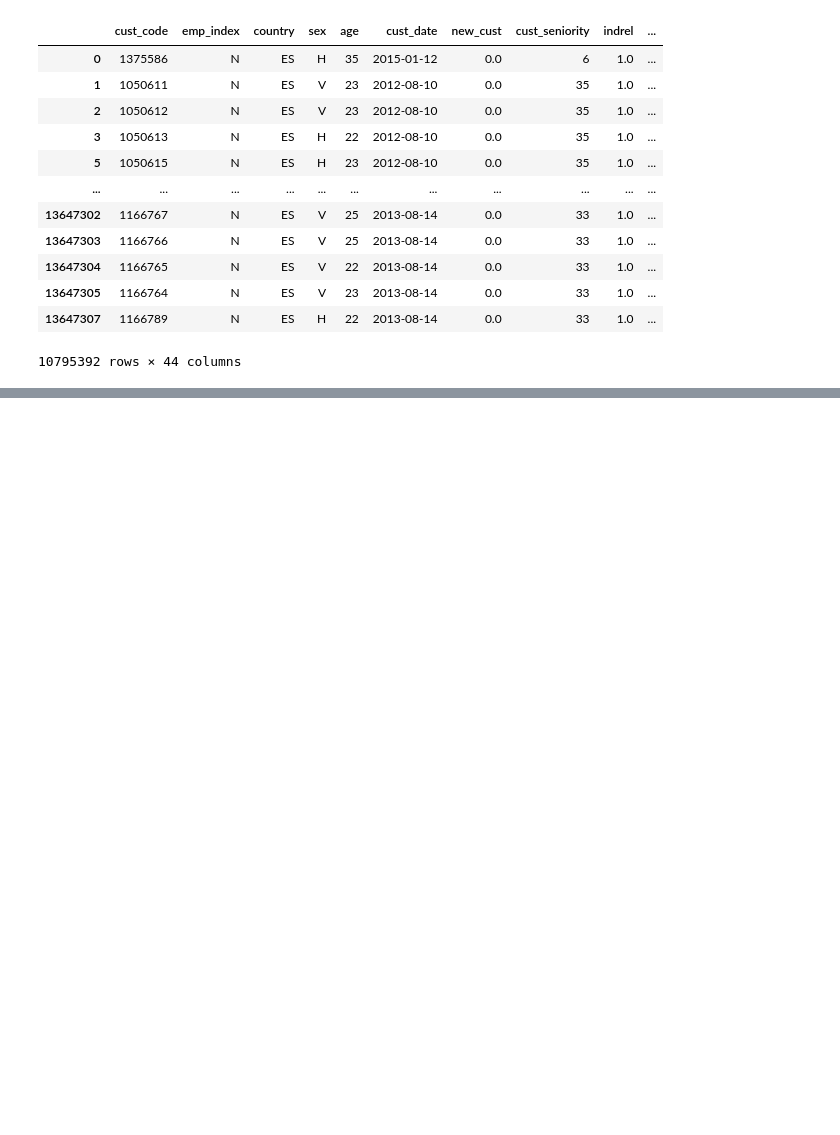
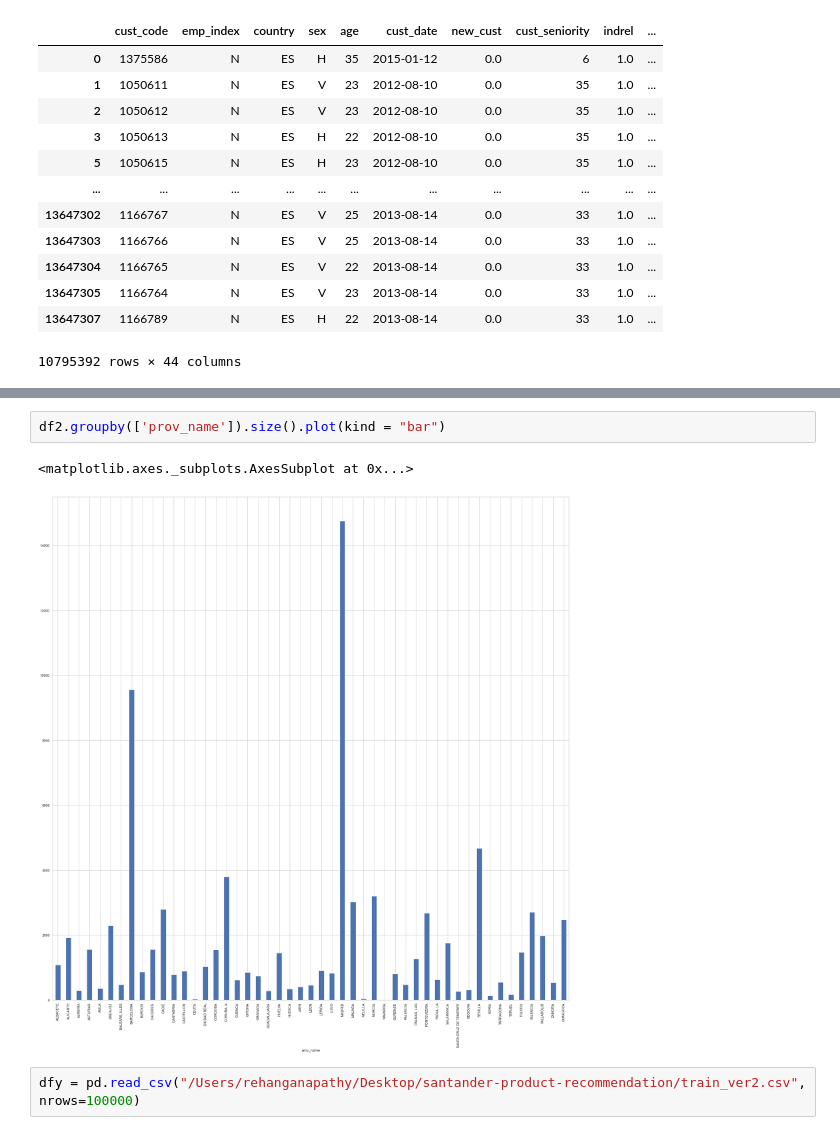
Before and after one commit to rehanganapathy/data-analytics-project, a Jupyter notebook: da.ipynb, the cells around one changed output, grey strips where cells are left out. Cells and saved outputs as stored; diff of their text form; blank space fills up the shorter version.

```diff
--- a/da.ipynb
+++ b/da.ipynb
@@ -262,0 +218,7 @@ explained_variance = pca.explained_variance_ratio_
+# %%
+df2.groupby(['prov_name']).size().plot(kind = "bar")
+# %% [output]
+<matplotlib.axes._subplots.AxesSubplot at 0x...>
+[figure, added]
+# %%
+dfy = pd.read_csv("/Users/rehanganapathy/Desktop/santander-product-recommendation/train_ver2.csv", nrows=100000)
```
Also changed, not shown: parts of 34 cells of this notebook.
